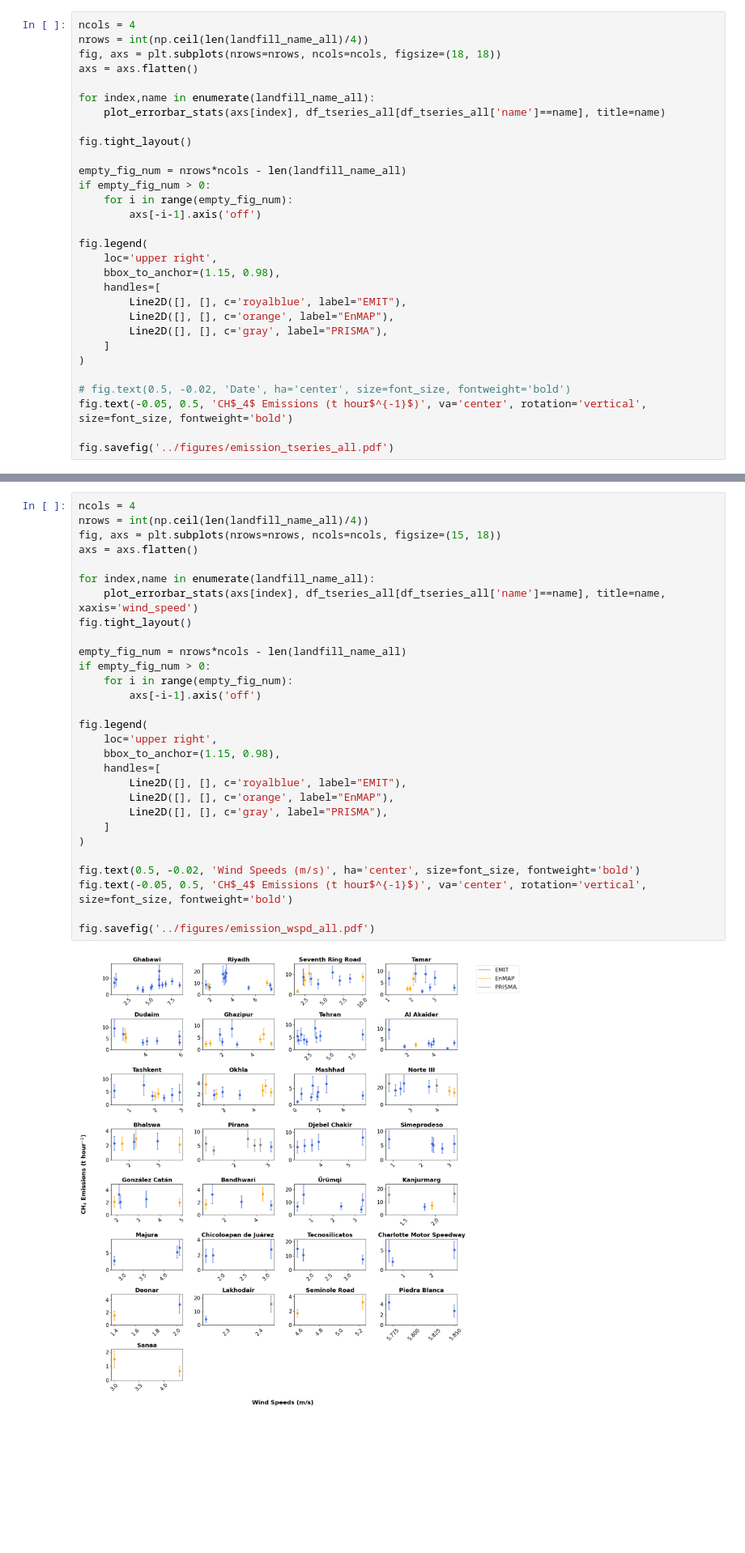
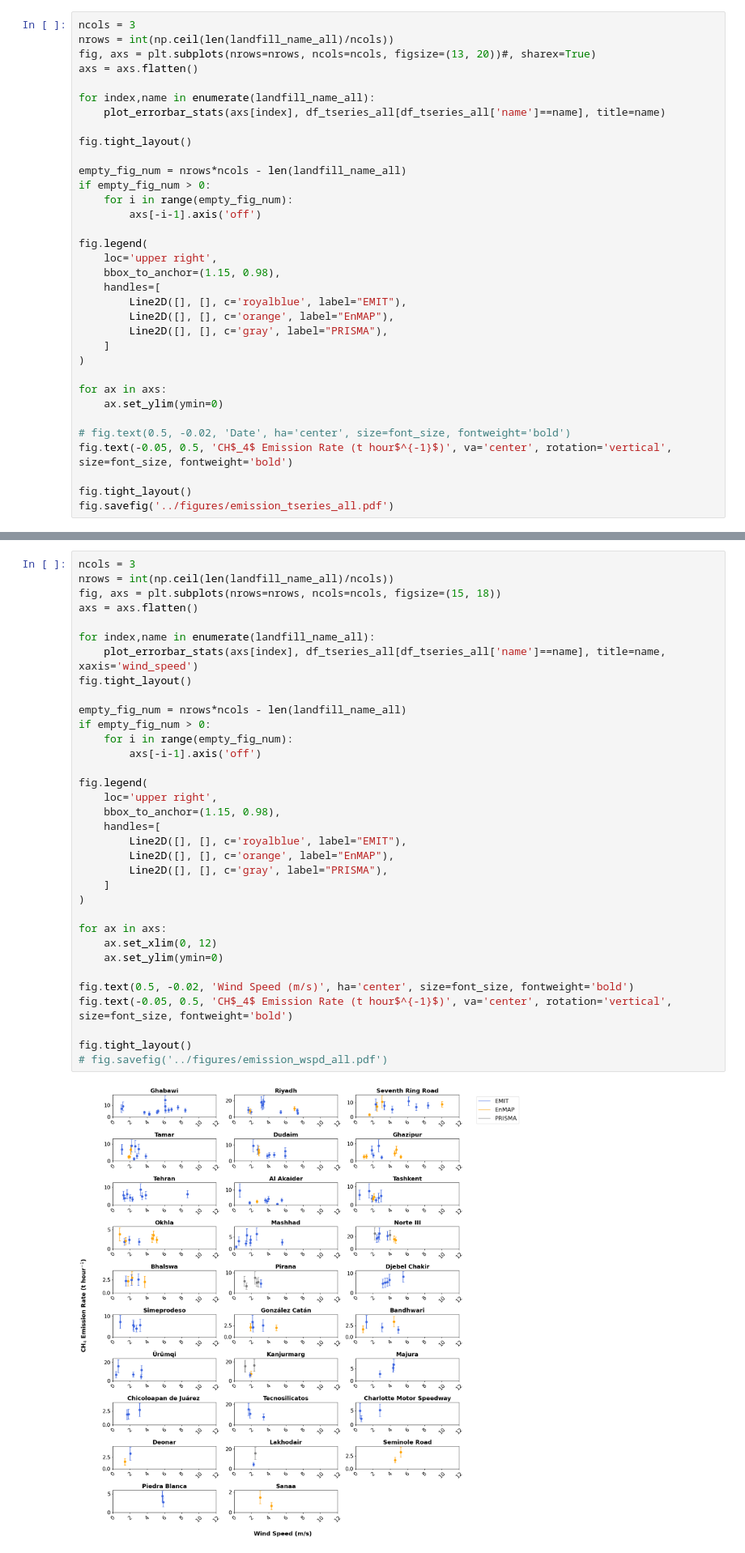
Before and after one commit to zxdawn/Hyper-Landfill, a Jupyter notebook: notebooks/emission_timeseries.ipynb, the cells around one changed output, grey strips where cells are left out. Shown at 81% size. Cells and saved outputs as stored; diff of their text form; blank space fills up the shorter version.

```diff
--- a/notebooks/emission_timeseries.ipynb
+++ b/notebooks/emission_timeseries.ipynb
@@ -128,9 +128,9 @@ def plot_errorbar_stats(ax, df, title, color='royalblue', xaxis='datetime'):
 # %% [markdown]
 ## Landfill emission time-series
 # %%
-ncols = 4
-nrows = int(np.ceil(len(landfill_name_all)/4))
-fig, axs = plt.subplots(nrows=nrows, ncols=ncols, figsize=(18, 18))
+ncols = 3
+nrows = int(np.ceil(len(landfill_name_all)/ncols))
+fig, axs = plt.subplots(nrows=nrows, ncols=ncols, figsize=(13, 20))#, sharex=True)
 axs = axs.flatten()
 
 for index,name in enumerate(landfill_name_all):
@@ -153,8 +153,12 @@ fig.legend(
     ]
 )
 
+for ax in axs:
+    ax.set_ylim(ymin=0)
+
 # fig.text(0.5, -0.02, 'Date', ha='center', size=font_size, fontweight='bold')
-fig.text(-0.05, 0.5, 'CH$_4$ Emissions (t hour$^{-1}$)', va='center', rotation='vertical', size=font_size, fontweight='bold')
+fig.text(-0.05, 0.5, 'CH$_4$ Emission Rate (t hour$^{-1}$)', va='center', rotation='vertical', size=font_size, fontweight='bold')
 
+fig.tight_layout()
 fig.savefig('../figures/emission_tseries_all.pdf')
 # %% [output]
@@ -162,36 +166,41 @@ fig.savefig('../figures/emission_tseries_all.pdf')
 # %% [markdown]
 ## Relationship between emissions and wind speed
 # %%
-ncols = 4
-nrows = int(np.ceil(len(landfill_name_all)/4))
+ncols = 3
+nrows = int(np.ceil(len(landfill_name_all)/ncols))
 fig, axs = plt.subplots(nrows=nrows, ncols=ncols, figsize=(15, 18))
 axs = axs.flatten()
 
 for index,name in enumerate(landfill_name_all):
     plot_errorbar_stats(axs[index], df_tseries_all[df_tseries_all['name']==name], title=name, xaxis='wind_speed')
 fig.tight_layout()
 
 empty_fig_num = nrows*ncols - len(landfill_name_all)
 if empty_fig_num > 0:
     for i in range(empty_fig_num):
         axs[-i-1].axis('off')
 
 fig.legend(
     loc='upper right',
     bbox_to_anchor=(1.15, 0.98),
     handles=[
         Line2D([], [], c='royalblue', label="EMIT"),
         Line2D([], [], c='orange', label="EnMAP"),
         Line2D([], [], c='gray', label="PRISMA"),
     ]
 )
 
-fig.text(0.5, -0.02, 'Wind Speeds (m/s)', ha='center', size=font_size, fontweight='bold')
-fig.text(-0.05, 0.5, 'CH$_4$ Emissions (t hour$^{-1}$)', va='center', rotation='vertical', size=font_size, fontweight='bold')
+for ax in axs:
+    ax.set_xlim(0, 12)
+    ax.set_ylim(ymin=0)
 
-fig.savefig('../figures/emission_wspd_all.pdf')
+fig.text(0.5, -0.02, 'Wind Speed (m/s)', ha='center', size=font_size, fontweight='bold')
+fig.text(-0.05, 0.5, 'CH$_4$ Emission Rate (t hour$^{-1}$)', va='center', rotation='vertical', size=font_size, fontweight='bold')
+
+fig.tight_layout()
+# fig.savefig('../figures/emission_wspd_all.pdf')
 # %% [output]
-[figure, old version]
+[figure, new version]
 # %% [markdown]
 ## Landfill cases
 # %% [markdown]
```
Also changed, not shown: parts of 5 cells of this notebook, 2 other files.
